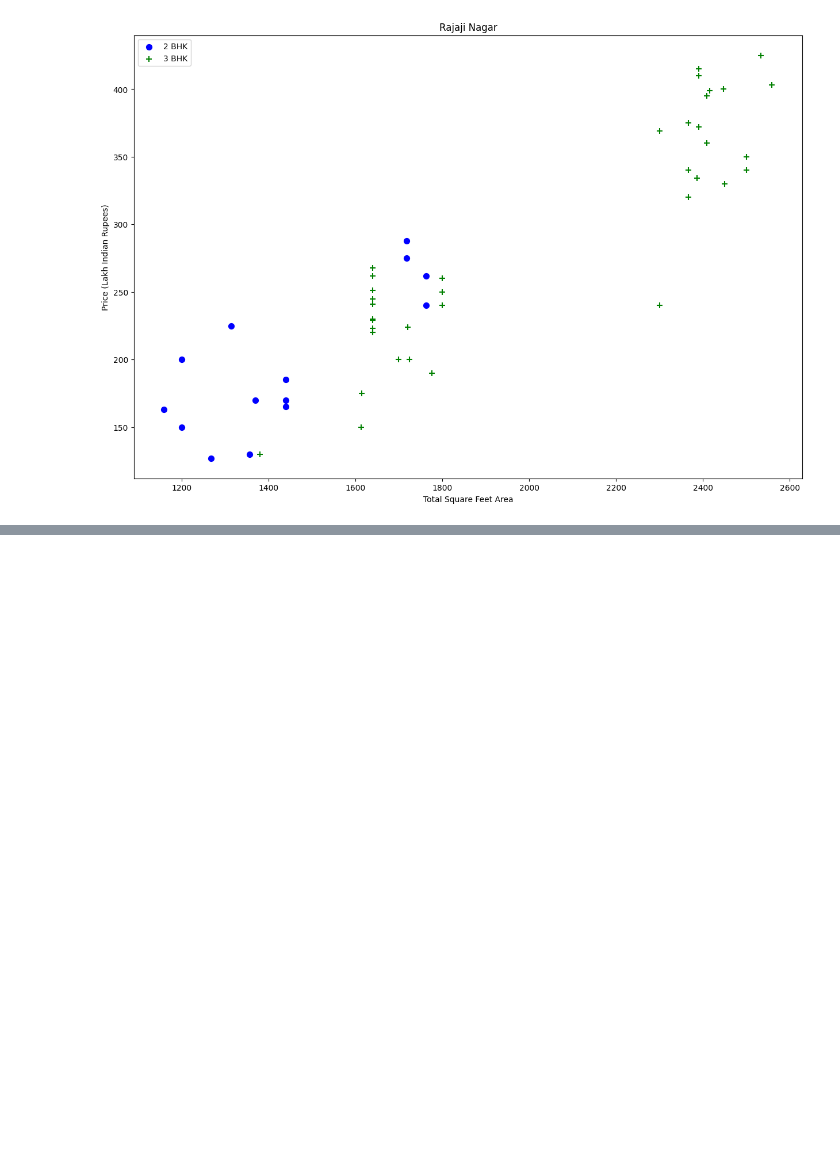
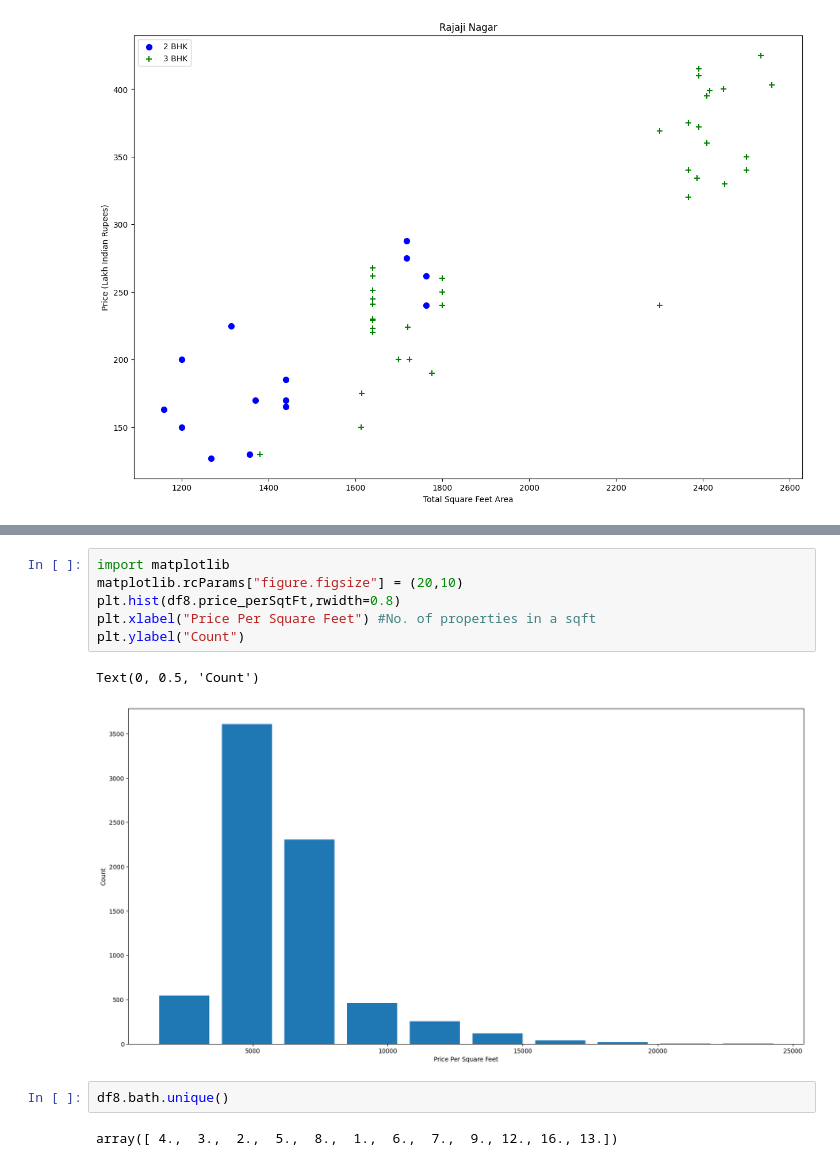
Before and after one commit to Chandreyee-Chattopadhyay/House_Price_Prediction_Bangalore_using_python-ML-, a Jupyter notebook: House_Price_Prediction/model/Proj1.ipynb, the cells around one changed output, grey strips where cells are left out. Cells and saved outputs as stored; diff of their text form; blank space fills up the shorter version.

```diff
--- a/House_Price_Prediction/model/Proj1.ipynb
+++ b/House_Price_Prediction/model/Proj1.ipynb
@@ -284,0 +289,13 @@ AttributeError: 'DataFrame' object has no attribute 'price_per_sqft'
+# %%
+import matplotlib
+matplotlib.rcParams["figure.figsize"] = (20,10)
+plt.hist(df8.price_perSqtFt,rwidth=0.8)
+plt.xlabel("Price Per Square Feet") #No. of properties in a sqft
+plt.ylabel("Count")
+# %% [output]
+Text(0, 0.5, 'Count')
+[figure, added]
+# %%
+df8.bath.unique()
+# %% [output]
+array([ 4.,  3.,  2.,  5.,  8.,  1.,  6.,  7.,  9., 12., 16., 13.])
```
Also changed, not shown: parts of 25 cells of this notebook.
